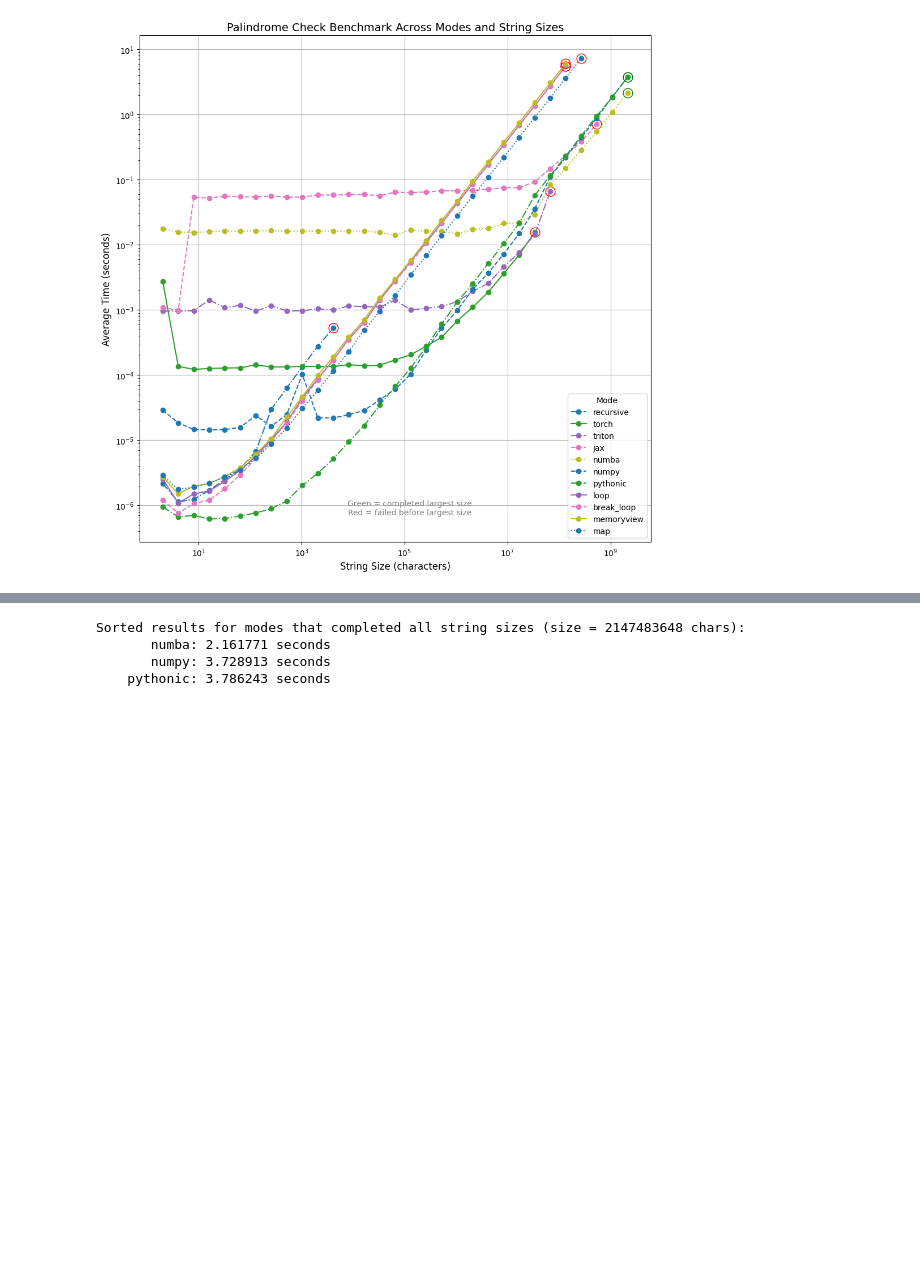
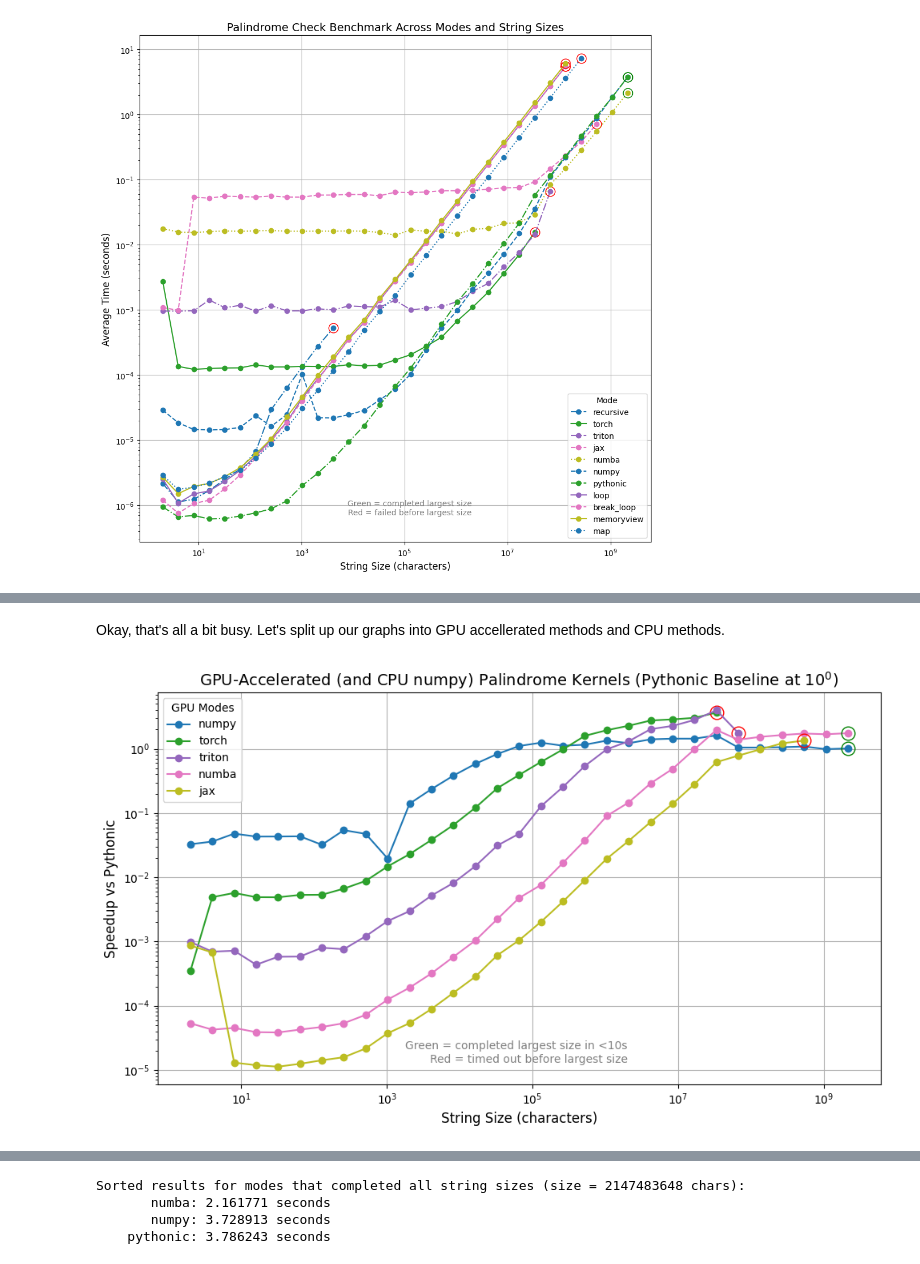
Before and after one commit to fractalclockwork/Chem277B, a Jupyter notebook: hw/HW_01/HW_01.ipynb, the cells around one changed output, grey strips where cells are left out. Drawn from its saved outputs; the diff is of its cells as text; code cells hidden in the pictures; blank space fills up the shorter version.

```diff
--- a/hw/HW_01/HW_01.ipynb
+++ b/hw/HW_01/HW_01.ipynb
@@ -899,0 +911,44 @@ plt.show()
+# %% [markdown]
+Okay, that's all a bit busy.  Let's split up our graphs into GPU accellerated methods and CPU methods.
+# %%
+gpu_modes = ['numpy', 'torch', 'triton', 'numba', 'jax']
+
+plt.figure(figsize=(10, 6))
+for mode in gpu_modes:
+    if mode not in speedup_df.columns:
+        continue
+
+    plt.plot(
+        speedup_df.index,
+        speedup_df[mode],
+        linestyle='-',
+        marker='o',
+        label=mode
+    )
+
+    valid_series = speedup_df[mode][np.isfinite(speedup_df[mode])]
+    if not valid_series.empty:
+        last_size = valid_series.index[-1]
+        last_val = valid_series.iloc[-1]
+        color = 'green' if last_size == speedup_df.index.max() else 'red'
+        plt.plot(last_size, last_val, marker='o', markersize=12,
+                 markerfacecolor='none', markeredgecolor=color, linewidth=2)
+
+plt.text(
+    0.65, 0.05,
+    "Green = completed largest size in <10s\nRed = timed out before largest size",
+    transform=plt.gca().transAxes,
+    fontsize=10, color='gray', ha='right', va='bottom'
+)
+
+plt.xscale('log')
+plt.yscale('log')
+plt.xlabel('String Size (characters)', fontsize=12)
+plt.ylabel('Speedup vs Pythonic', fontsize=12)
+plt.title('GPU-Accelerated (and CPU numpy) Palindrome Kernels (Pythonic Baseline at $10^0$)', fontsize=14)
+plt.legend(title='GPU Modes')
+plt.grid(True)
+plt.tight_layout()
+plt.show()
+# %% [output]
+[figure, added]
```
Also changed, not shown: parts of 10 cells of this notebook.
